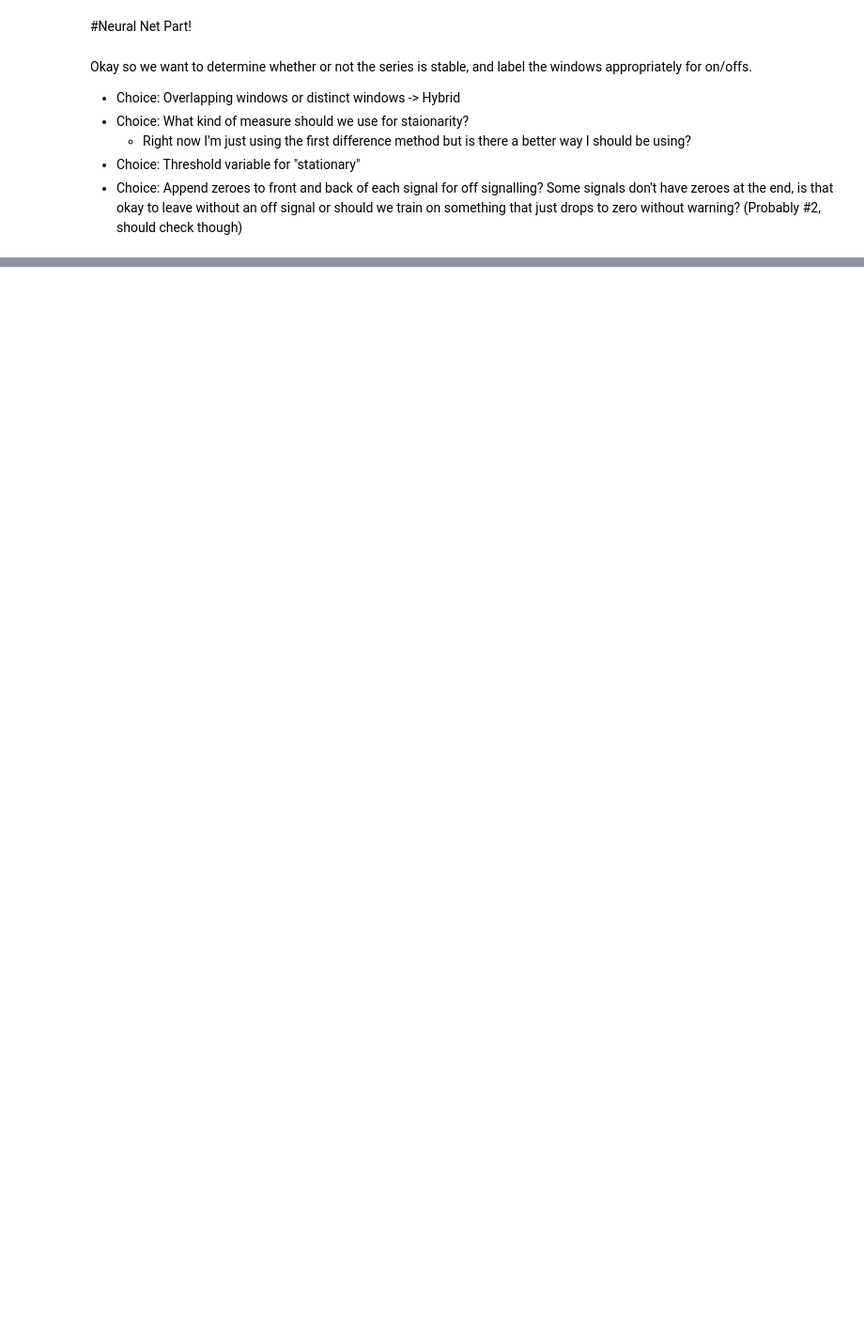
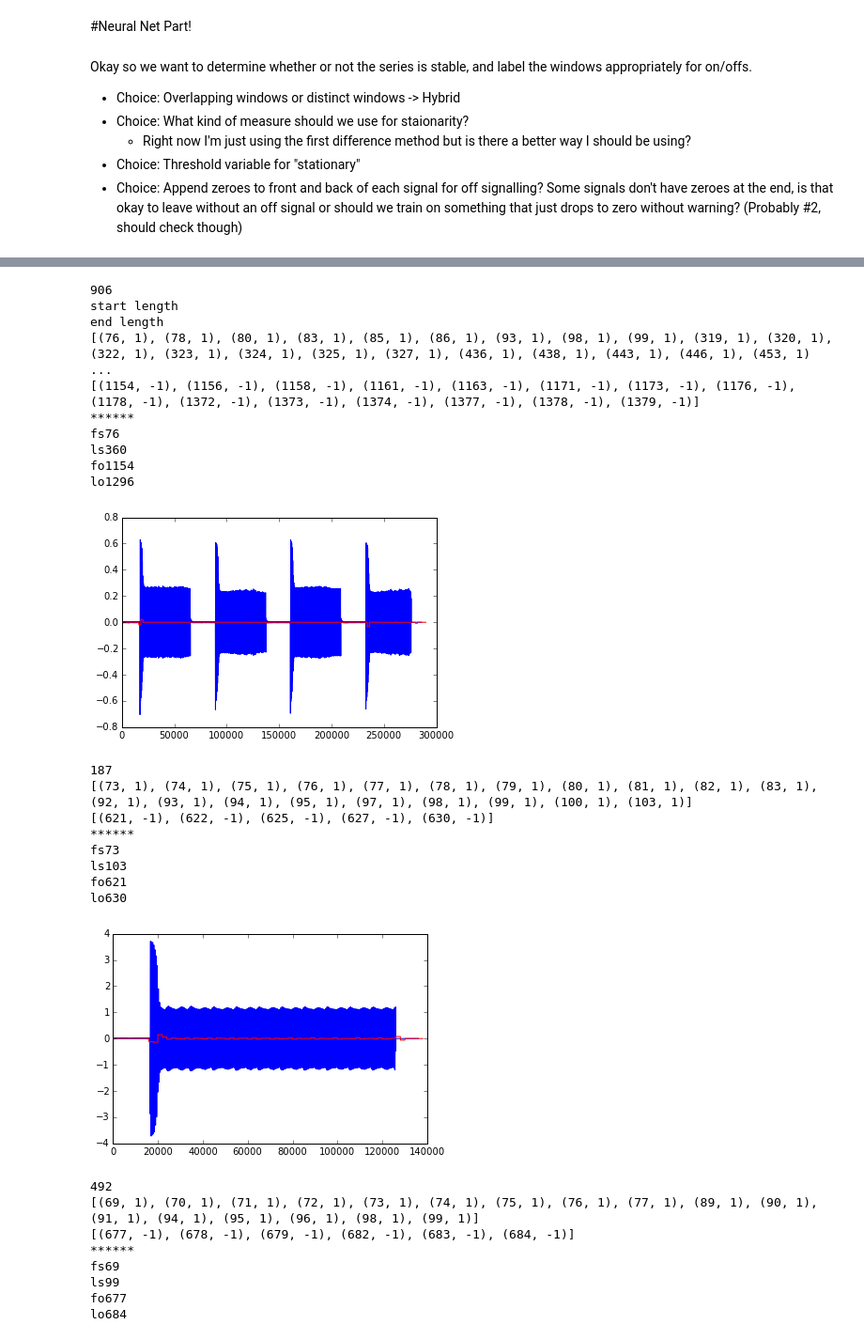
Before and after one commit to meissnereric/appliance_oracle, a Jupyter notebook: RealParserYo.ipynb, the cells around one changed output, grey strips where cells are left out. Shown: that part at 94% size. Cells and saved outputs as stored; diff of their text form; code cells hidden in the pictures; blank space fills up the shorter version.

Commit message:
Parsing into 5 off/turningon/on/turningoff/off windows (basically). Still no single parse.

```diff
--- a/RealParserYo.ipynb
+++ b/RealParserYo.ipynb
@@ -172,9 +171,12 @@ from pybrain.tools.shortcuts import buildNetwork
 from pybrain.datasets import SupervisedDataSet
 from pybrain.supervised.trainers import BackpropTrainer
 import pandas as pd
-
-numIn = 2000 #how many time steps are we looking at. parsing works well at 1-2k inputs and 100-200 for shift
 numHidden = 3 #number of hidden layers
-numOut = 1 # len(apps) * 2 (on/off?) - OneHotEncoding probably.
-shiftSize = numIn / 10
+numOut = 1 # len(apps) * 2 (on/off?) - OneHotEncoding probably
+onOffShiftParam = 10
+onOffWindowSize = 2000
+onOffShiftSize = onOffWindowSize / onOffShiftParam
+nnWindowSize = 30000 #how many time steps are we looking at. parsing works well at 1-2k inputs and 100-200 for shift
+nnShiftSize = nnWindowSize / onOffShiftParam
 numOffZeros = 10000
+translateParam = 0.1
@@ -239,13 +219,0 @@ It looks like the mean diff method has a difficult time with sinusoidal signals.
-# %%
-for (k,v) in t_data[t].items():
-    window_inputs = pd.DataFrame([item for item in toHybridWindows(addOffSequence(v)) if len(item) == numIn]).transpose()
-    window_outputs = parseOutputs(window_inputs)
-    outMean = np.mean(window_outputs)
-    outStd = np.std(window_outputs)
-    out = [o if abs(o - outMean) > outMean + outStd*2 else 0 for o in window_outputs ]
-    plt.subplot(211)
-    plt.plot(window_outputs)
-    #plt.plot(out)
-    plt.subplot(212)
-    plt.plot(addOffSequence(v)['current'])
-    plt.show()
@@ -353,0 +293,47 @@ for (k,v) in t_data[t].items():
+# %%
+#for (ii,t) in enumerate(Unq_type):
+for (k,df_v) in t_data[t].items():
+    print k
+    v = df_v['current']
+    v = parseIntoSingleCycle(v)
+    v = addOffSequence(v)
+    window_inputs = pd.DataFrame([item for item in toHybridWindows(v, onOffShiftSize, onOffWindowSize) if len(item) == onOffWindowSize]).transpose()
+    window_outputs = parseOutputs(window_inputs)
+    firstOff, turningOn, running, turningOff, finalOff = parseBinOutputs(window_outputs)
+    #form each window into feature vectors
+
+    #label output vector for corresponding feature vector
+
+    #store in data set
+    plt.plot(v)
+    plt.plot(firstOff + turningOn + running + turningOff + finalOff, color="red")
+    plt.show()
+# %% [output]
+906
+start length
+end length
+[(76, 1), (78, 1), (80, 1), (83, 1), (85, 1), (86, 1), (93, 1), (98, 1), (99, 1), (319, 1), (320, 1), (322, 1), (323, 1), (324, 1), (325, 1), (327, 1), (436, 1), (438, 1), (443, 1), (446, 1), (453, 1) ...
+[(1154, -1), (1156, -1), (1158, -1), (1161, -1), (1163, -1), (1171, -1), (1173, -1), (1176, -1), (1178, -1), (1372, -1), (1373, -1), (1374, -1), (1377, -1), (1378, -1), (1379, -1)]
+******
+fs76
+ls360
+fo1154
+lo1296
+[figure, added]
+187
+[(73, 1), (74, 1), (75, 1), (76, 1), (77, 1), (78, 1), (79, 1), (80, 1), (81, 1), (82, 1), (83, 1), (92, 1), (93, 1), (94, 1), (95, 1), (97, 1), (98, 1), (99, 1), (100, 1), (103, 1)]
+[(621, -1), (622, -1), (625, -1), (627, -1), (630, -1)]
+******
+fs73
+ls103
+fo621
+lo630
+[figure, added]
+492
+[(69, 1), (70, 1), (71, 1), (72, 1), (73, 1), (74, 1), (75, 1), (76, 1), (77, 1), (89, 1), (90, 1), (91, 1), (94, 1), (95, 1), (96, 1), (98, 1), (99, 1)]
+[(677, -1), (678, -1), (679, -1), (682, -1), (683, -1), (684, -1)]
+******
+fs69
+ls99
+fo677
+lo684
```
Also changed, not shown: parts of 17 cells of this notebook, 4 other files.
